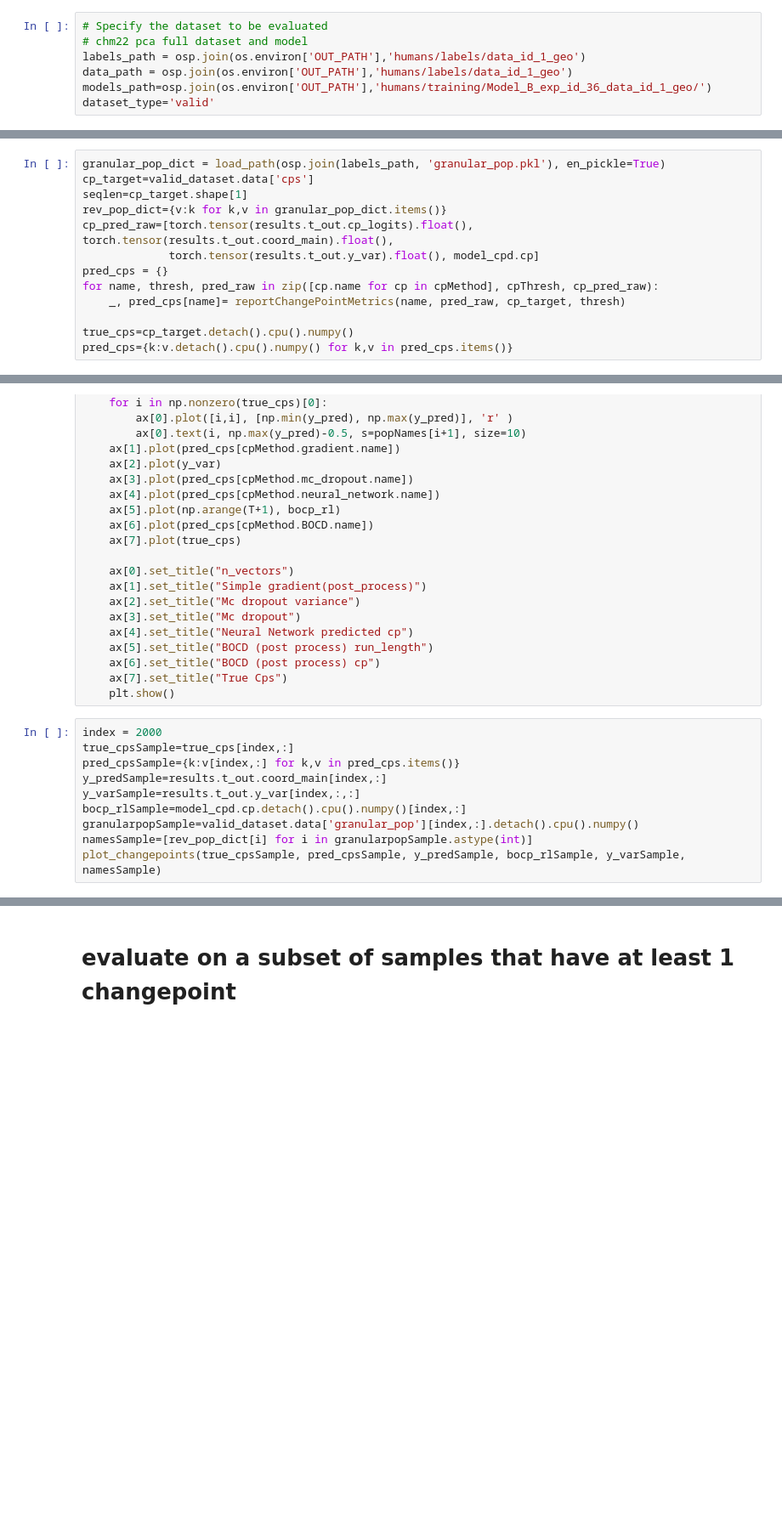
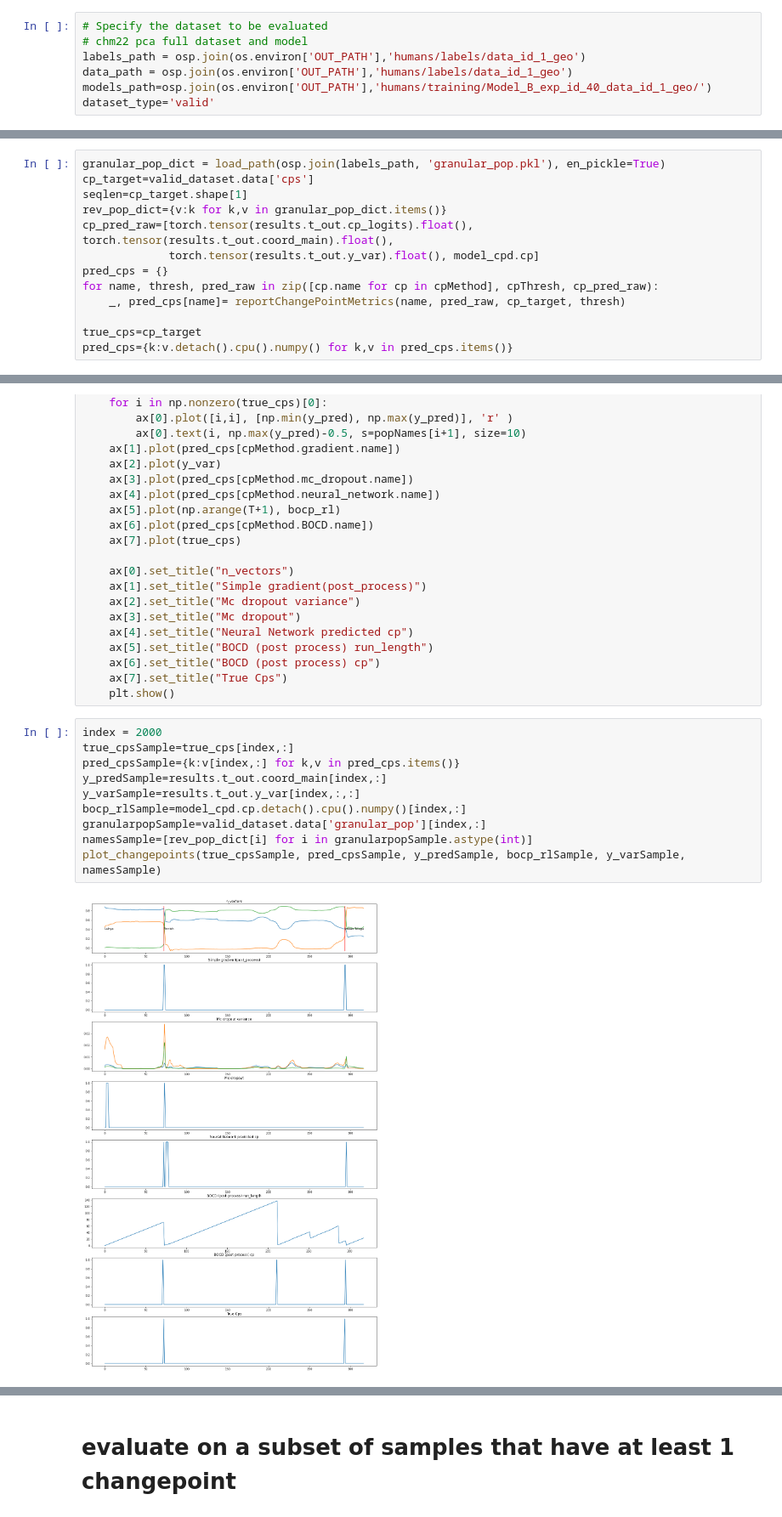
Before and after one commit to RichRast/Ge3Net, a Jupyter notebook: Notebooks/Shared_Notebooks/Geography_changepoints_Analysis.ipynb, the cells around one changed output, grey strips where cells are left out. Shown at 85% size. Drawn from its saved outputs; the diff is of its cells as text; blank space fills up the shorter version.

```diff
--- a/Notebooks/Shared_Notebooks/Geography_changepoints_Analysis.ipynb
+++ b/Notebooks/Shared_Notebooks/Geography_changepoints_Analysis.ipynb
@@ -69,7 +72,7 @@ import test
 # chm22 pca full dataset and model
 labels_path = osp.join(os.environ['OUT_PATH'],'humans/labels/data_id_1_geo')
 data_path = osp.join(os.environ['OUT_PATH'],'humans/labels/data_id_1_geo')
-models_path=osp.join(os.environ['OUT_PATH'],'humans/training/Model_B_exp_id_36_data_id_1_geo/')
+models_path=osp.join(os.environ['OUT_PATH'],'humans/training/Model_B_exp_id_40_data_id_1_geo/')
 dataset_type='valid'
 # %%
 config={}
@@ -219,7 +340,7 @@ pred_cps = {}
 for name, thresh, pred_raw in zip([cp.name for cp in cpMethod], cpThresh, cp_pred_raw):
     _, pred_cps[name]= reportChangePointMetrics(name, pred_raw, cp_target, thresh)
 
-true_cps=cp_target.detach().cpu().numpy()
+true_cps=cp_target
 pred_cps={k:v.detach().cpu().numpy() for k,v in pred_cps.items()}
 # %%
 def plot_changepoints(true_cps, pred_cps, y_pred, bocp_rl, y_var, popNames):
@@ -249,13 +370,15 @@ def plot_changepoints(true_cps, pred_cps, y_pred, bocp_rl, y_var, popNames):
 # %%
 index = 2000
 true_cpsSample=true_cps[index,:]
 pred_cpsSample={k:v[index,:] for k,v in pred_cps.items()}
 y_predSample=results.t_out.coord_main[index,:]
 y_varSample=results.t_out.y_var[index,:,:]
 bocp_rlSample=model_cpd.cp.detach().cpu().numpy()[index,:]
-granularpopSample=valid_dataset.data['granular_pop'][index,:].detach().cpu().numpy()
+granularpopSample=valid_dataset.data['granular_pop'][index,:]
 namesSample=[rev_pop_dict[i] for i in granularpopSample.astype(int)]
 plot_changepoints(true_cpsSample, pred_cpsSample, y_predSample, bocp_rlSample, y_varSample, namesSample)
+# %% [output]
+[figure, added]
 # %%
 index = 2620
 true_cpsSample=true_cps[index,:]
```
Also changed, not shown: parts of 27 cells of this notebook, 6 other files.
